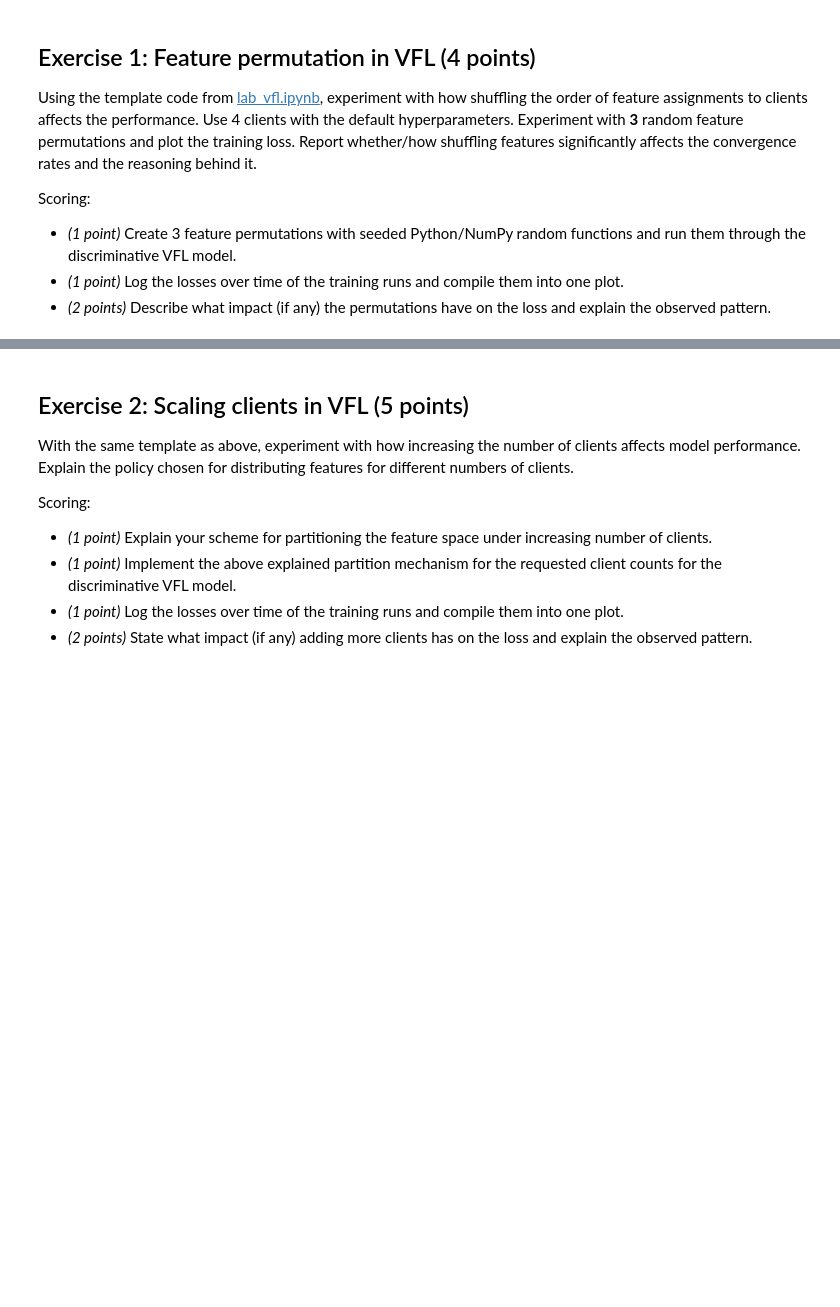
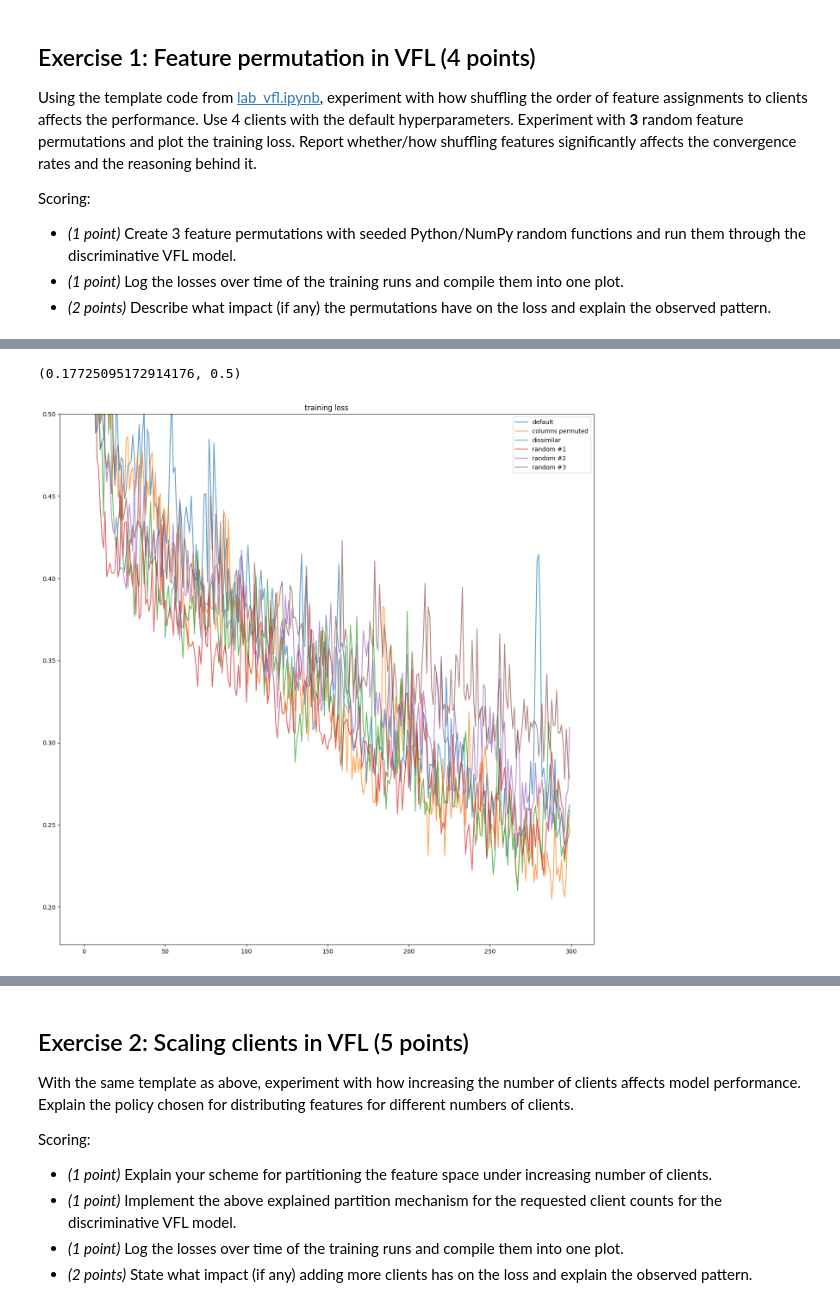
Before and after one commit to Quaffel/university-distributed-deep-learning, a Jupyter notebook: federated-learning/vertical-federated-learning/homework.ipynb, the cells around one changed output, grey strips where cells are left out. Saved outputs shown, nothing was run; the diff lists cells and outputs as text; code cells hidden in the pictures; blank space fills up the shorter version.

```diff
--- a/federated-learning/vertical-federated-learning/homework.ipynb
+++ b/federated-learning/vertical-federated-learning/homework.ipynb
@@ -29,0 +109,10 @@ torch.mps.manual_seed(seed)
+# %%
+plt.figure(figsize=(16, 16))
+plt.title("training loss")
+for statistics, variant_name in zip(training_statistics, client_feature_name_mapping_variants.keys()):
+    plt.plot(statistics.mean_epoch_losses, label=variant_name, alpha=0.7)
+plt.legend()
+plt.ylim(None, .5)
+# %% [output]
+(0.17725095172914176, 0.5)
+[figure, added]
```
Also changed, not shown: parts of 9 cells of this notebook, 4 other files.
